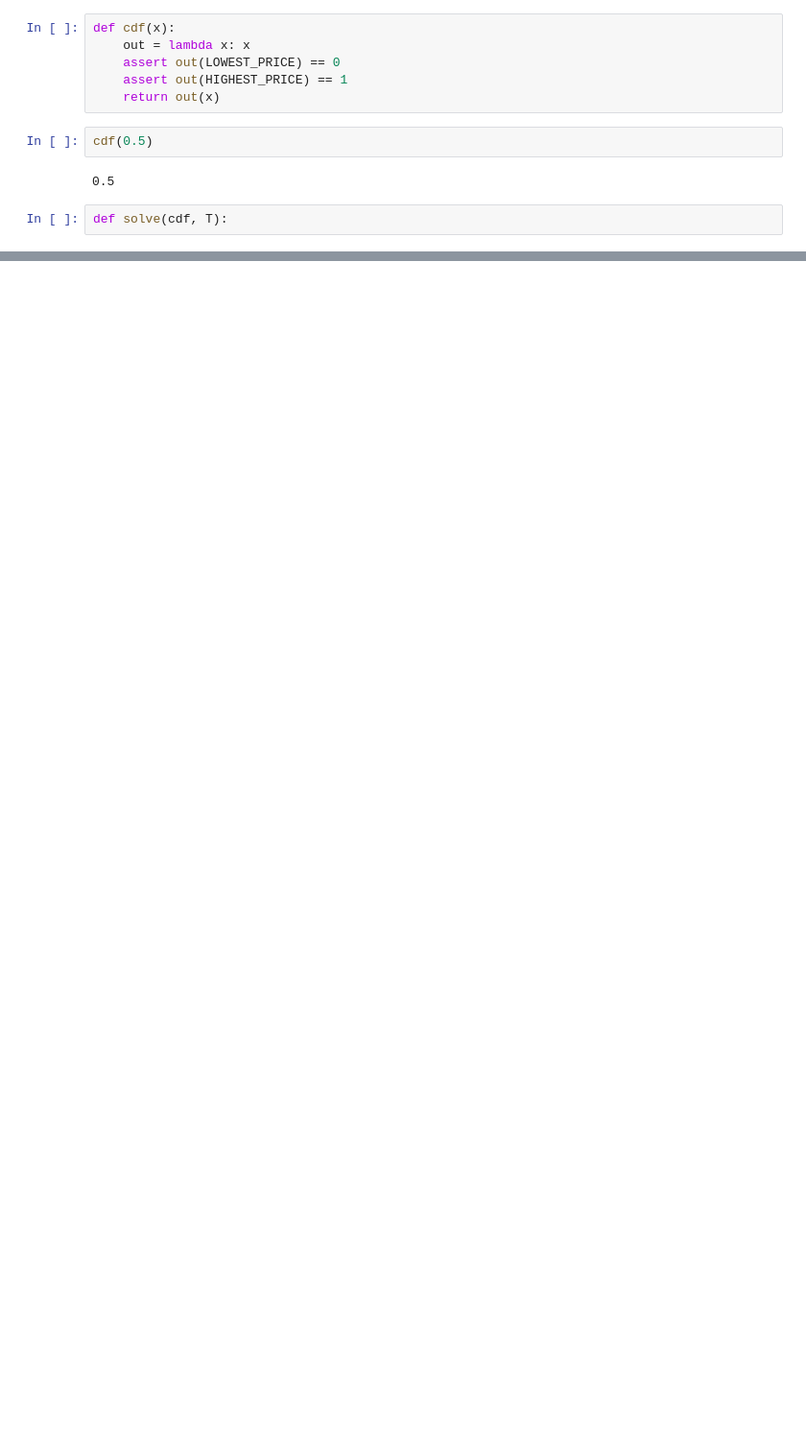
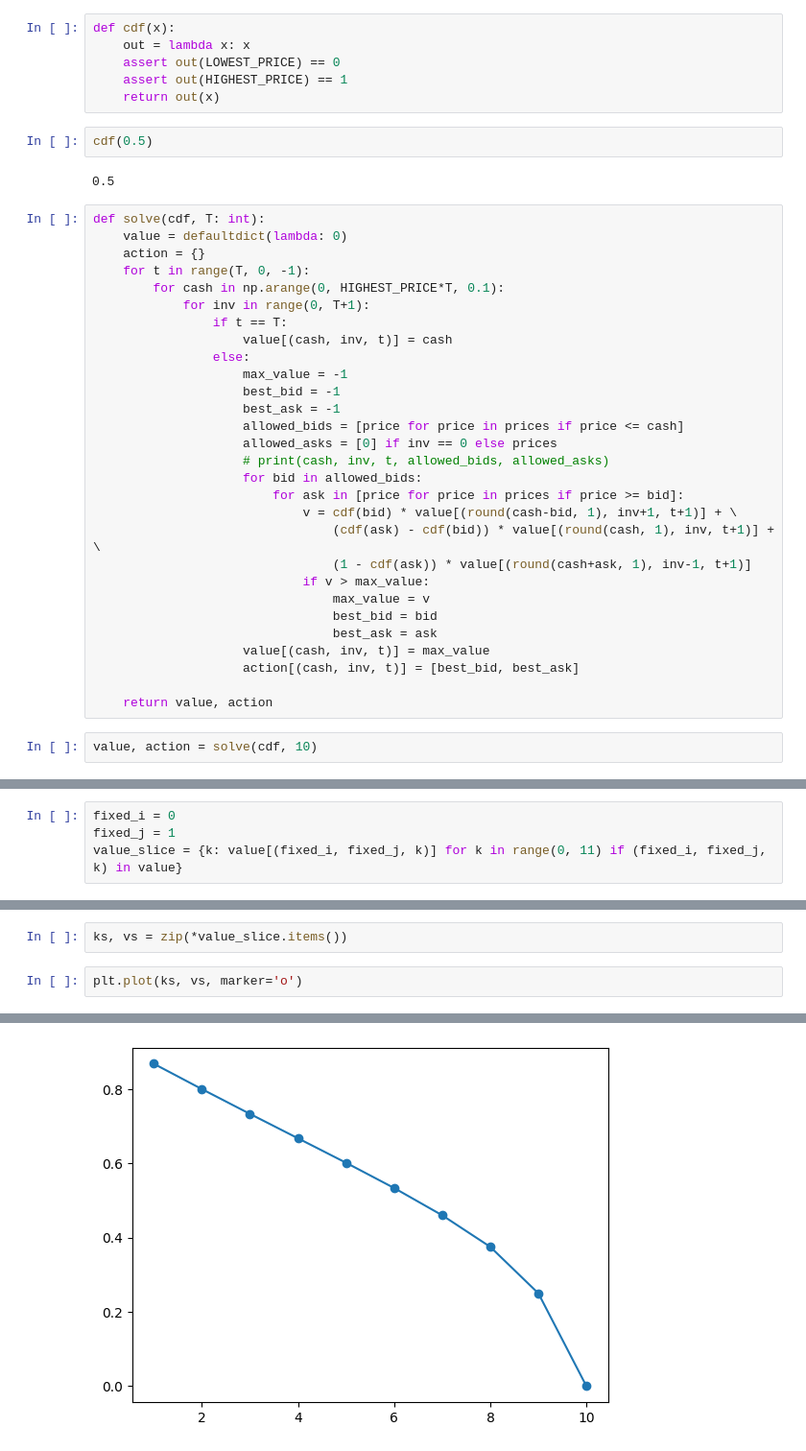
Before and after one commit to vinayakpathak/olmm, a Jupyter notebook: dynamic_prog.ipynb, the cells around one changed output, grey strips where cells are left out. Shown at 96% size. Drawn from its saved outputs; the diff is of its cells as text; blank space fills up the shorter version.

```diff
--- a/dynamic_prog.ipynb
+++ b/dynamic_prog.ipynb
@@ -29,4 +23,33 @@ cdf(0.5)
 # %% [output]
 0.5
 # %%
-def solve(cdf, T):
+def solve(cdf, T: int):
+    value = defaultdict(lambda: 0)
+    action = {}
+    for t in range(T, 0, -1):
+        for cash in np.arange(0, HIGHEST_PRICE*T, 0.1):
+            for inv in range(0, T+1):
+                if t == T:
+                    value[(cash, inv, t)] = cash
+                else:
+                    max_value = -1
+                    best_bid = -1
+                    best_ask = -1
+                    allowed_bids = [price for price in prices if price <= cash]
+                    allowed_asks = [0] if inv == 0 else prices
+                    # print(cash, inv, t, allowed_bids, allowed_asks)
+                    for bid in allowed_bids:
+                        for ask in [price for price in prices if price >= bid]:
+                            v = cdf(bid) * value[(round(cash-bid, 1), inv+1, t+1)] + \
+                                (cdf(ask) - cdf(bid)) * value[(round(cash, 1), inv, t+1)] + \
+                                (1 - cdf(ask)) * value[(round(cash+ask, 1), inv-1, t+1)]
+                            if v > max_value:
+                                max_value = v
+                                best_bid = bid
+                                best_ask = ask
+                    value[(cash, inv, t)] = max_value
+                    action[(cash, inv, t)] = [best_bid, best_ask]
+
+    return value, action
+# %%
+value, action = solve(cdf, 10)
@@ -32,0 +64,4 @@ def solve(cdf, T):
+# %%
+fixed_i = 0
+fixed_j = 1
+value_slice = {k: value[(fixed_i, fixed_j, k)] for k in range(0, 11) if (fixed_i, fixed_j, k) in value}
@@ -32,0 +81,5 @@ def solve(cdf, T):
+# %%
+ks, vs = zip(*value_slice.items())
+# %%
+plt.plot(ks, vs, marker='o')
+# %% [output]
@@ -32,0 +87 @@ def solve(cdf, T):
+[figure, added]
```
Also changed, not shown: parts of 15 cells of this notebook, 1 other file.
